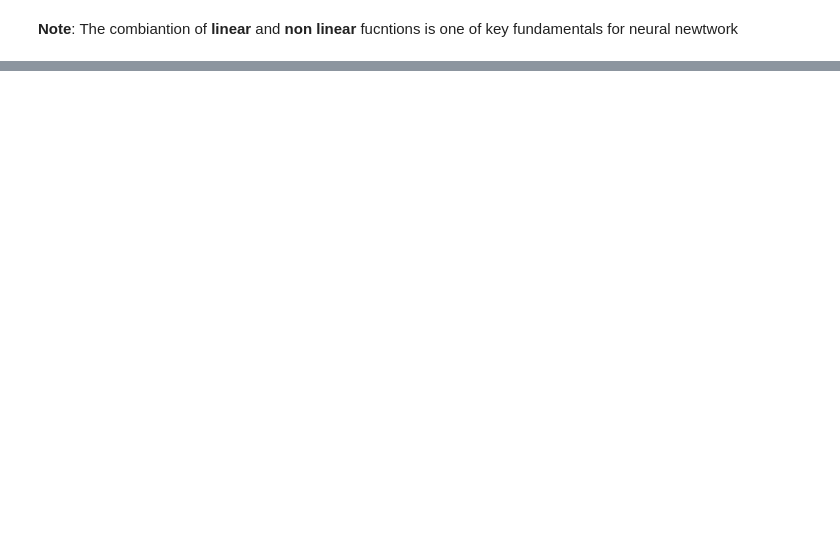
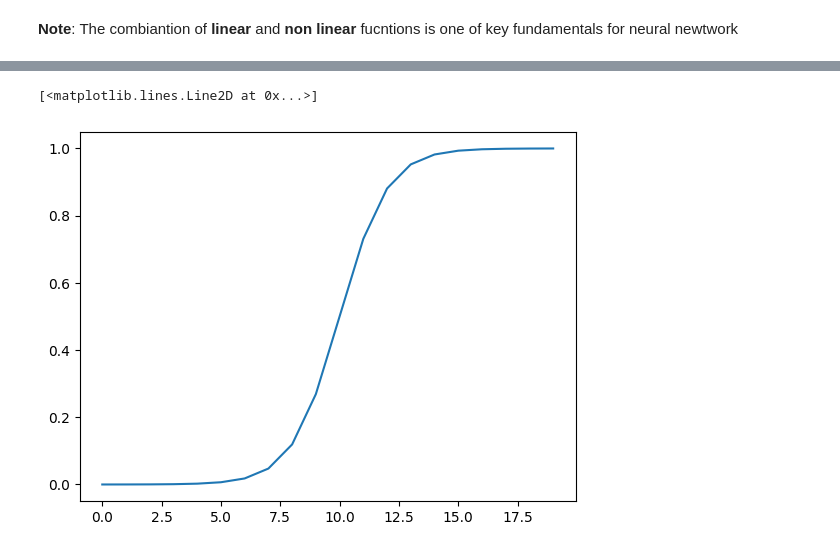
Before and after one commit to ALOK158/Neural_Network_TensorFlow, a Jupyter notebook: Neural_Network_Classification_TensorFlow.ipynb, the cells around one changed output, grey strips where cells are left out. Saved outputs shown, nothing was run; the diff lists cells and outputs as text; code cells hidden in the pictures; blank space fills up the shorter version.

```diff
--- a/Neural_Network_Classification_TensorFlow.ipynb
+++ b/Neural_Network_Classification_TensorFlow.ipynb
@@ -307,2 +307,7 @@ pd.DataFrame(h.history).plot()
 # %% [markdown]
 **Note**: The combiantion of **linear** and **non linear** fucntions is one of key fundamentals for neural newtwork
+# %%
+#Create a toy tensor (similar to data we pass into our models)
+
+A=tf.cast(tf.range(-10,10), tf.float32)
+A
@@ -308,0 +319,7 @@ pd.DataFrame(h.history).plot()
+# %%
+# lets start replicating sigmoid=1/(1+exp(-x))
+def sigmoid(x):
+  return 1/(1+tf.exp(-x))
+
+#use sigmoid on A
+sigmoid(A)
@@ -308,0 +334,5 @@ pd.DataFrame(h.history).plot()
+# %%
+plt.plot(sigmoid(A))
+# %% [output]
+[<matplotlib.lines.Line2D at 0x...>]
+[figure, added]
```
Also changed, not shown: parts of 16 cells of this notebook.
